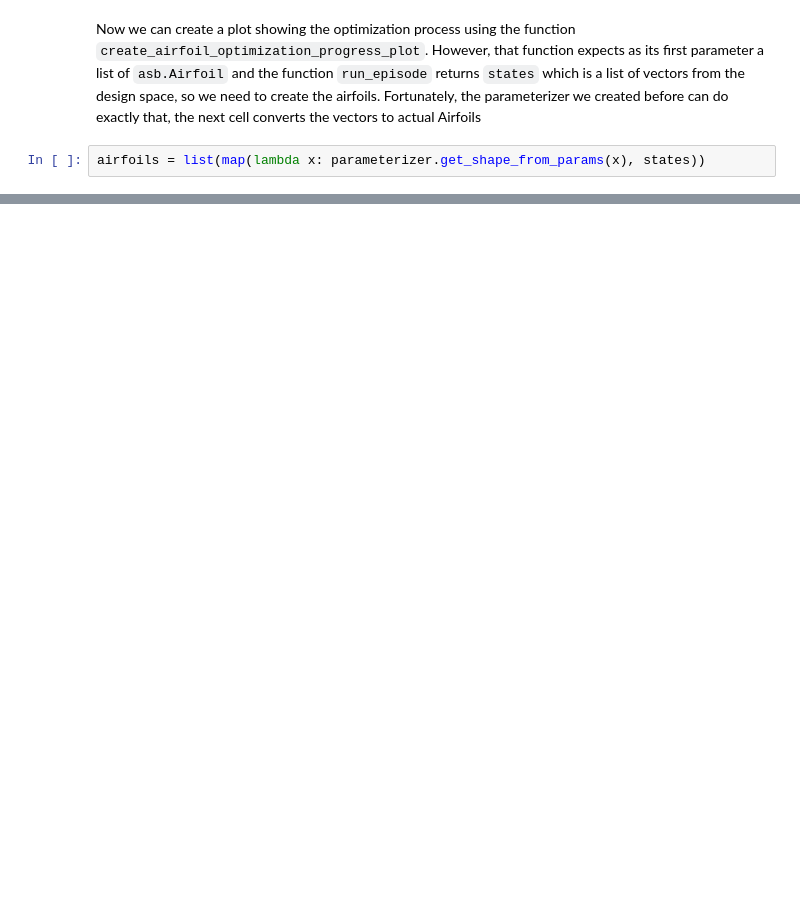
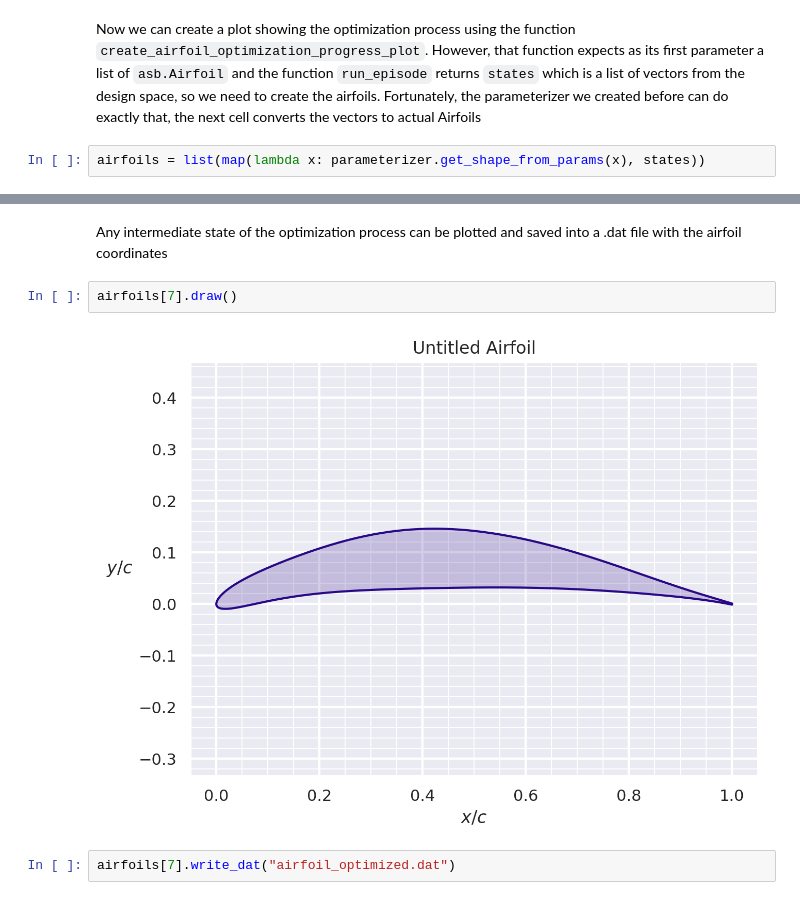
Before and after one commit to ArnauMiro/pyLowOrder, a Jupyter notebook: docs/source/notebook_examples/example_RL.ipynb, the cells around one changed output, grey strips where cells are left out. Cells and saved outputs as stored; diff of their text form; blank space fills up the shorter version.

```diff
--- a/docs/source/notebook_examples/example_RL.ipynb
+++ b/docs/source/notebook_examples/example_RL.ipynb
@@ -157,0 +234,8 @@ create_airfoil_optimization_progress_plot(
+# %% [markdown]
+Any intermediate state of the optimization process can be plotted and saved into a .dat file with the airfoil coordinates
+# %%
+airfoils[7].draw()
+# %% [output]
+[figure, added]
+# %%
+airfoils[7].write_dat("airfoil_optimized.dat")
```
Also changed, not shown: parts of 20 cells of this notebook.
